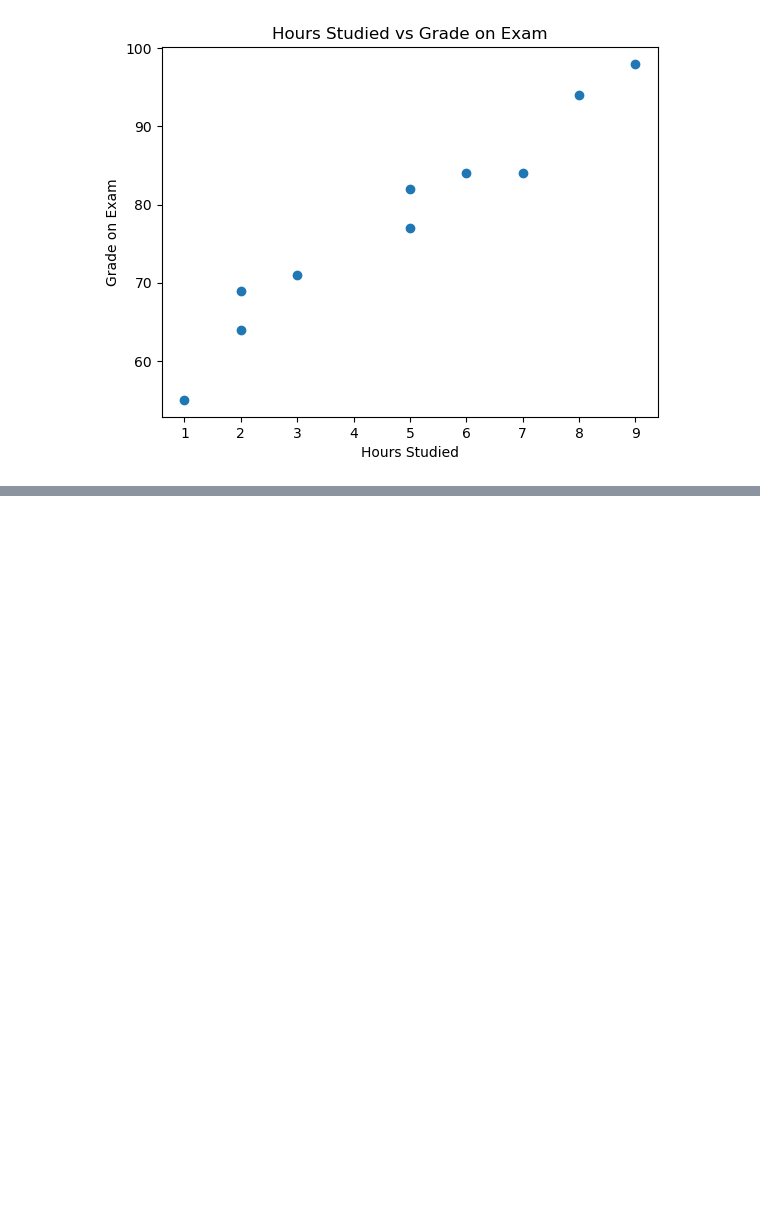
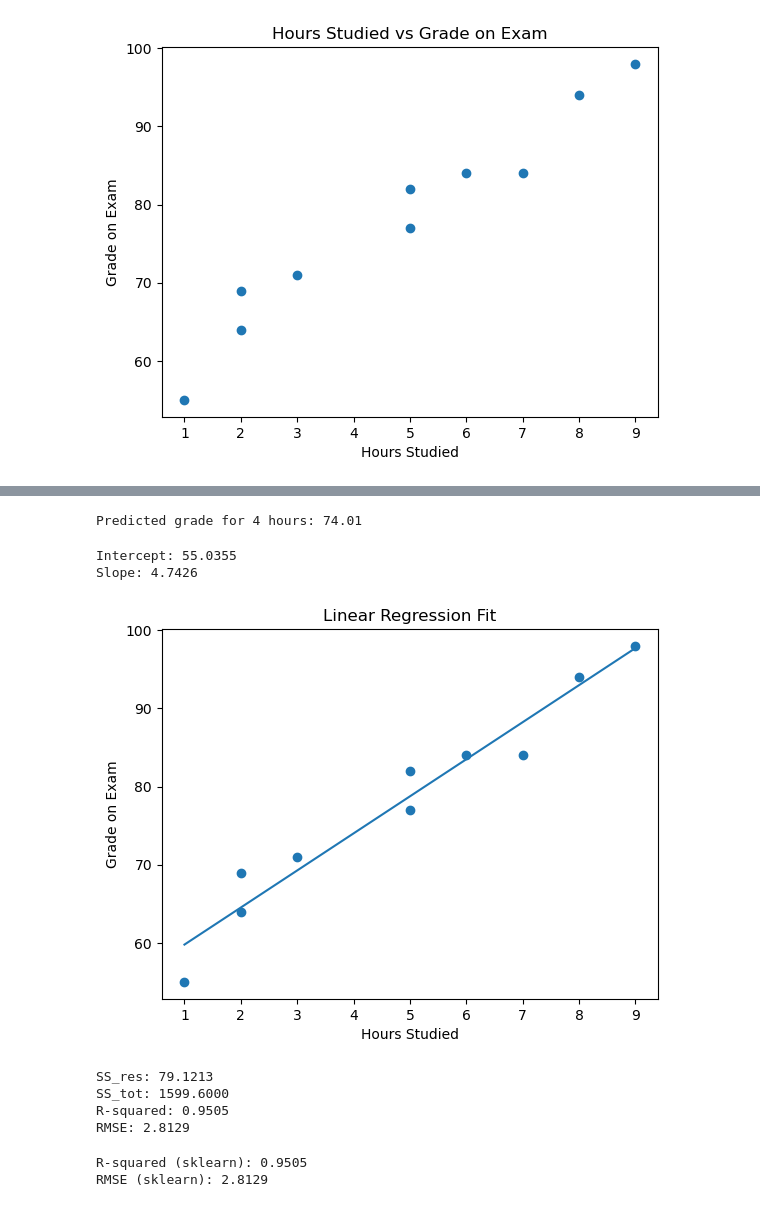
Before and after one commit to karamian-ani/data_analytics_with_python, a Jupyter notebook: notebooks/16_simple_linear_regression.ipynb, the cells around one changed output, grey strips where cells are left out. Drawn from its saved outputs; the diff is of its cells as text; code cells hidden in the pictures; blank space fills up the shorter version.

```diff
--- a/notebooks/16_simple_linear_regression.ipynb
+++ b/notebooks/16_simple_linear_regression.ipynb
@@ -35,0 +79,7 @@ Fitted line: y_hat = 55.04 + 4.74x
+# %%
+new_hours = 4
+predicted_grade = beta0 + beta1 * new_hours
+
+print(f"Predicted grade for {new_hours} hours: {predicted_grade:.2f}")
+# %% [output]
+Predicted grade for 4 hours: 74.01
@@ -35,0 +90,43 @@ Fitted line: y_hat = 55.04 + 4.74x
+# %%
+X = hours.reshape(-1, 1)
+y = grades
+
+hours_model = LinearRegression()
+hours_model.fit(X, y)
+
+print(f"Intercept: {hours_model.intercept_:.4f}")
+print(f"Slope: {hours_model.coef_[0]:.4f}")
+# %% [output]
+Intercept: 55.0355
+Slope: 4.7426
+# %%
+x_line = np.linspace(hours.min(), hours.max(), 100).reshape(-1, 1)
+y_line = hours_model.predict(x_line)
+
+plt.scatter(hours, grades)
+plt.plot(x_line, y_line)
+plt.title("Linear Regression Fit")
+plt.xlabel("Hours Studied")
+plt.ylabel("Grade on Exam")
+plt.show()
+# %% [output]
+[figure, added]
+# %%
+y_pred = hours_model.predict(X)
+residuals = y - y_pred
+
+ss_res = np.sum(residuals ** 2)
+ss_tot = np.sum((y - y.mean()) ** 2)
+
+r2 = 1 - (ss_res / ss_tot)
+rmse = np.sqrt(np.mean(residuals ** 2))
+
+print(f"SS_res: {ss_res:.4f}")
+print(f"SS_tot: {ss_tot:.4f}")
+print(f"R-squared: {r2:.4f}")
+print(f"RMSE: {rmse:.4f}")
+# %% [output]
+SS_res: 79.1213
+SS_tot: 1599.6000
+R-squared: 0.9505
+RMSE: 2.8129
@@ -35,0 +137,6 @@ Fitted line: y_hat = 55.04 + 4.74x
+# %%
+print(f"R-squared (sklearn): {r2_sklearn:.4f}")
+print(f"RMSE (sklearn): {rmse_sklearn:.4f}")
+# %% [output]
+R-squared (sklearn): 0.9505
+RMSE (sklearn): 2.8129
```
Also changed, not shown: parts of 20 cells of this notebook, 1 other file.
